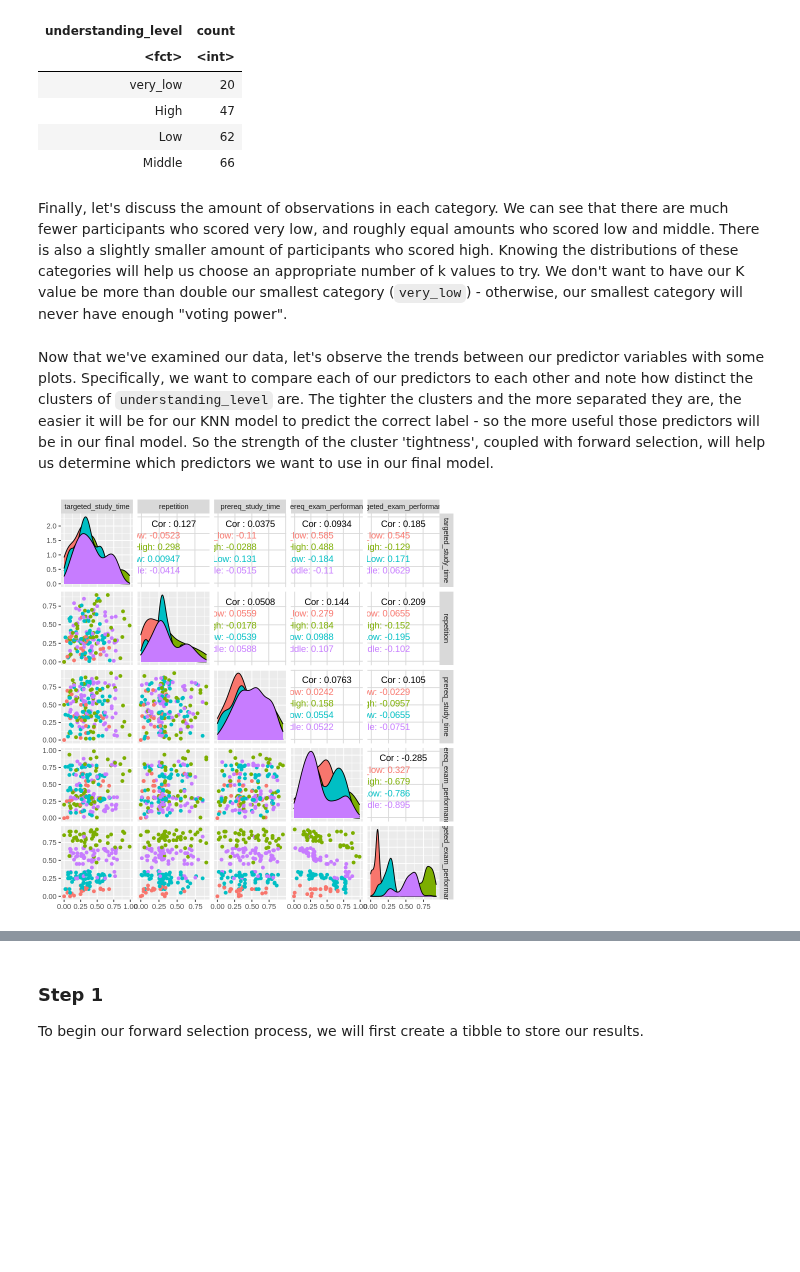
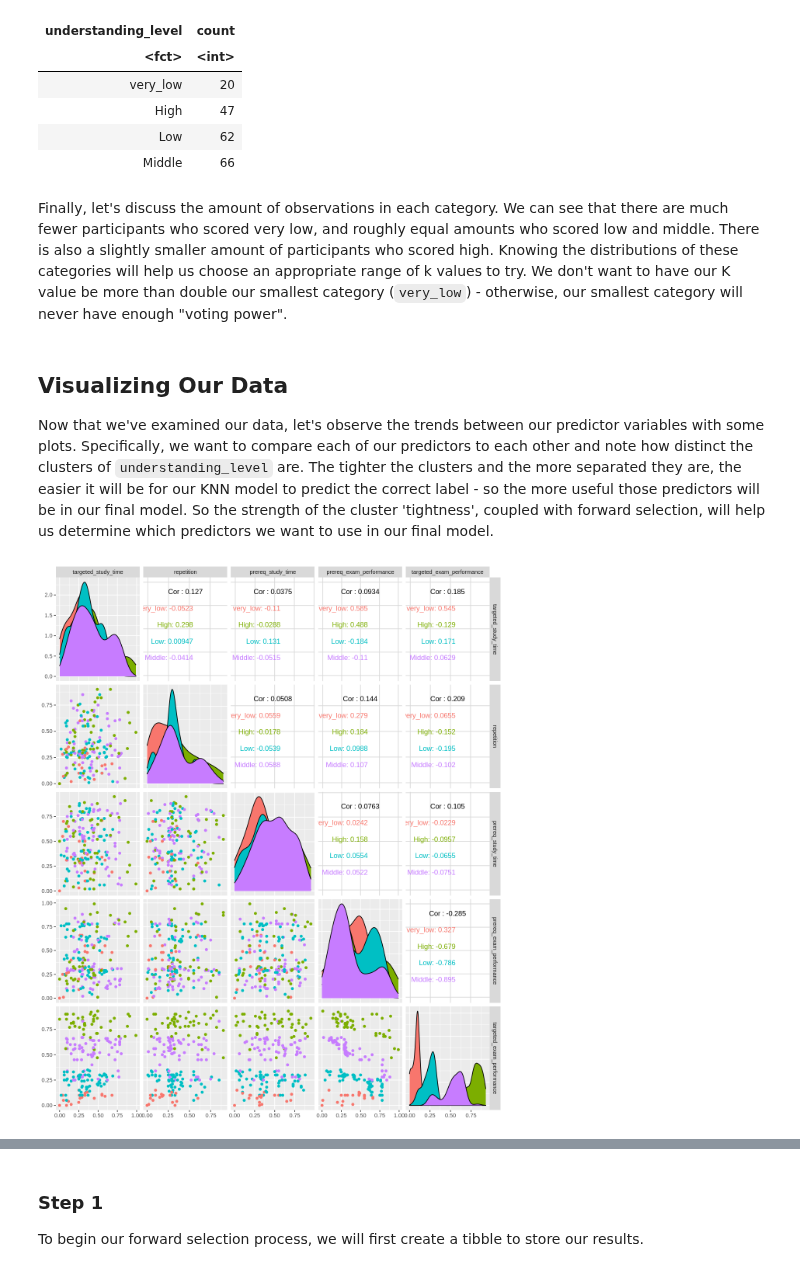
Before and after one commit to cinadia/dsci-project, a Jupyter notebook: Group_Proposal.ipynb, the cells around one changed output, grey strips where cells are left out. Cells and saved outputs as stored; diff of their text form; code cells hidden in the pictures; blank space fills up the shorter version.

```diff
--- a/Group_Proposal.ipynb
+++ b/Group_Proposal.ipynb
@@ -146,16 +148,19 @@ A tibble: 4 × 2
 | Low | 62 |
 | Middle | 66 |
 # %% [markdown]
-Finally, let's discuss the amount of observations in each category. We can see that there are much fewer participants who scored very low, and roughly equal amounts who scored low and middle. There is also a slightly smaller amount of participants who scored high. Knowing the distributions of these categories will help us choose an appropriate number of k values to try. We don't want to have our K value be more than double our smallest category (`very_low`) - otherwise, our smallest category will never have enough "voting power".
+Finally, let's discuss the amount of observations in each category. We can see that there are much fewer participants who scored very low, and roughly equal amounts who scored low and middle. There is also a slightly smaller amount of participants who scored high. Knowing the distributions of these categories will help us choose an appropriate range of k values to try. We don't want to have our K value be more than double our smallest category (`very_low`) - otherwise, our smallest category will never have enough "voting power".
 # %% [markdown]
+## Visualizing Our Data
 Now that we've examined our data, let's observe the trends between our predictor variables with some plots. Specifically, we want to compare each of our predictors to each other and note how distinct the clusters of `understanding_level` are. The tighter the clusters and the more separated they are, the easier it will be for our KNN model to predict the correct label - so the more useful those predictors will be in our final model. So the strength of the cluster 'tightness', coupled with forward selection, will help us determine which predictors we want to use in our final model.
 # %%
+options(repr.plot.width = 10, repr.plot.height = 12)
+
 pairs <- knowledge_train %>%
     ggpairs(columns = 1:5, mapping=ggplot2::aes(colour = understanding_level)) +
         theme(legend.position = "bottom")
 
 pairs
-# fail() # how do we add a legend?
+# how do we add a legend?
 # %% [output]
-[figure, old version]
+[figure, new version]
 # %% [markdown]
```
Also changed, not shown: parts of 53 cells of this notebook.
